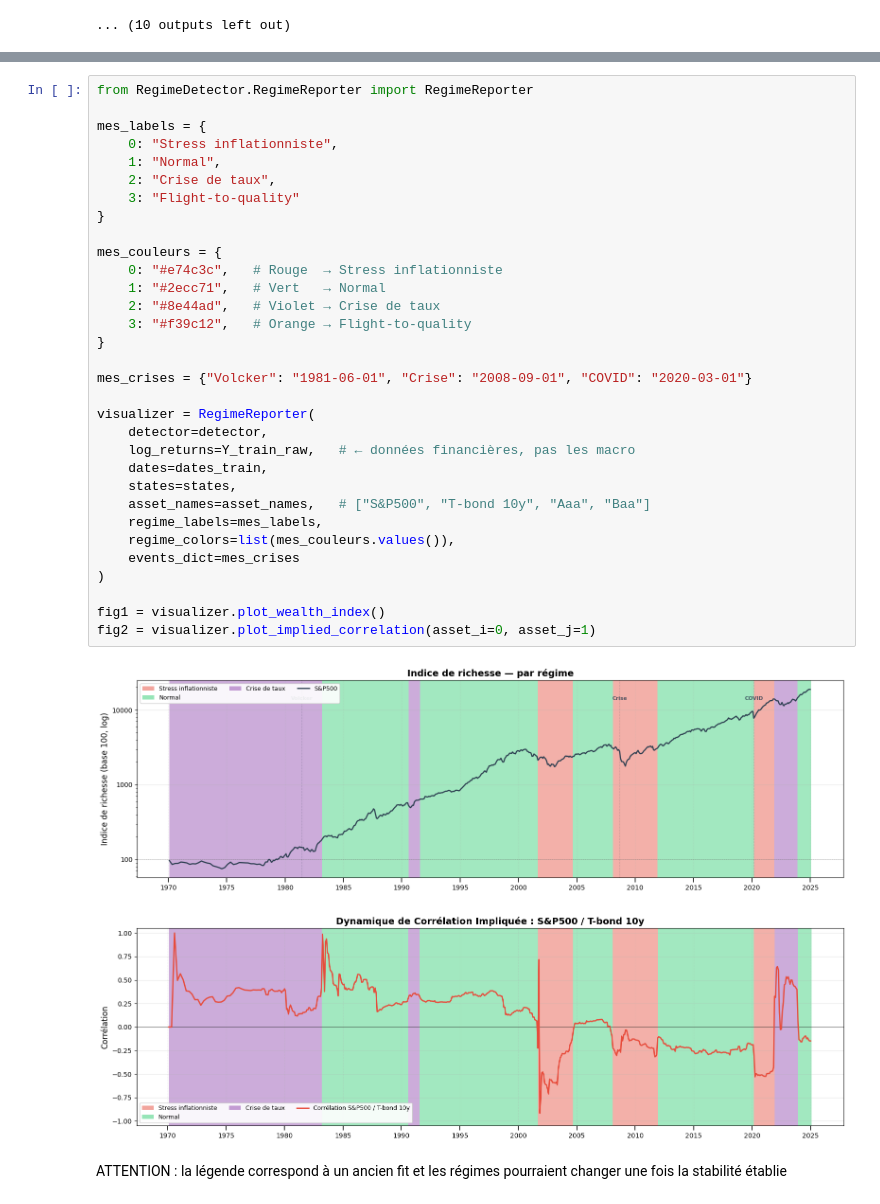
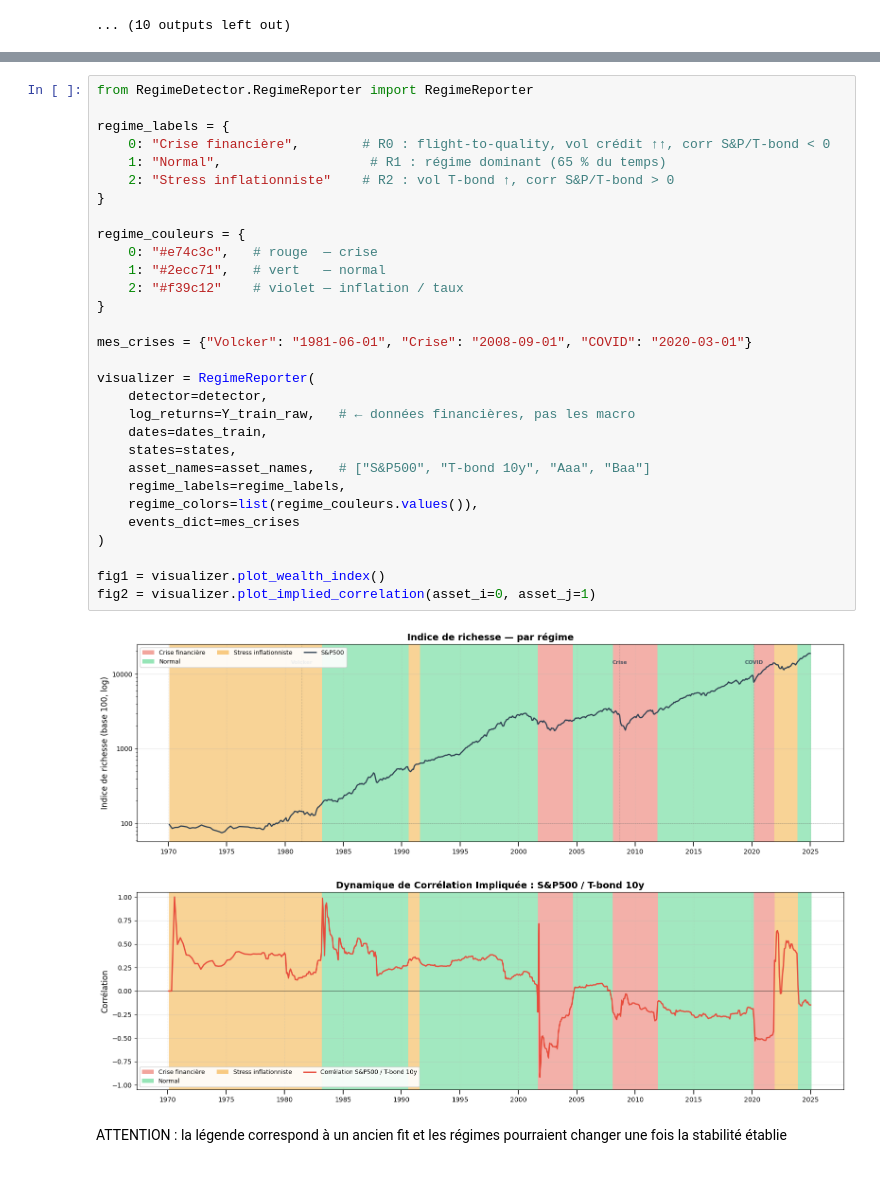
Before and after one commit to EnsaeStatApp/CorrelationEquityBond, a Jupyter notebook: RegimeDetector/HMM_Macro_Regime_Analysis.ipynb, the cells around one changed output, grey strips where cells are left out. Drawn from its saved outputs; the diff is of its cells as text.

```diff
--- a/RegimeDetector/HMM_Macro_Regime_Analysis.ipynb
+++ b/RegimeDetector/HMM_Macro_Regime_Analysis.ipynb
@@ -309,38 +284,36 @@ Ce phénomène est **structurel pour un HMM homogène** sans covariables — cer
 # %%
 from RegimeDetector.RegimeReporter import RegimeReporter
 
-mes_labels = {
-    0: "Stress inflationniste",
-    1: "Normal",
-    2: "Crise de taux",
-    3: "Flight-to-quality"
+regime_labels = {
+    0: "Crise financière",        # R0 : flight-to-quality, vol crédit ↑↑, corr S&P/T-bond < 0
+    1: "Normal",                   # R1 : régime dominant (65 % du temps)
+    2: "Stress inflationniste"    # R2 : vol T-bond ↑, corr S&P/T-bond > 0
 }
 
-mes_couleurs = {
-    0: "#e74c3c",   # Rouge  → Stress inflationniste
-    1: "#2ecc71",   # Vert   → Normal
-    2: "#8e44ad",   # Violet → Crise de taux
-    3: "#f39c12",   # Orange → Flight-to-quality
+regime_couleurs = {
+    0: "#e74c3c",   # rouge  — crise
+    1: "#2ecc71",   # vert   — normal
+    2: "#f39c12"    # violet — inflation / taux
 }
 
 mes_crises = {"Volcker": "1981-06-01", "Crise": "2008-09-01", "COVID": "2020-03-01"}
 
 visualizer = RegimeReporter(
     detector=detector,
     log_returns=Y_train_raw,   # ← données financières, pas les macro
     dates=dates_train,
     states=states,
     asset_names=asset_names,   # ["S&P500", "T-bond 10y", "Aaa", "Baa"]
-    regime_labels=mes_labels,
-    regime_colors=list(mes_couleurs.values()),
+    regime_labels=regime_labels,
+    regime_colors=list(regime_couleurs.values()),
     events_dict=mes_crises
 )
 
 fig1 = visualizer.plot_wealth_index()
 fig2 = visualizer.plot_implied_correlation(asset_i=0, asset_j=1)
 # %% [output]
-[figure, old version]
+[figure, new version]
-[figure, old version]
+[figure, new version]
 # %% [markdown]
 
 ATTENTION : la légende correspond à un ancien fit et les régimes pourraient changer une fois la stabilité établie
```
Also changed, not shown: parts of 4 cells of this notebook.
